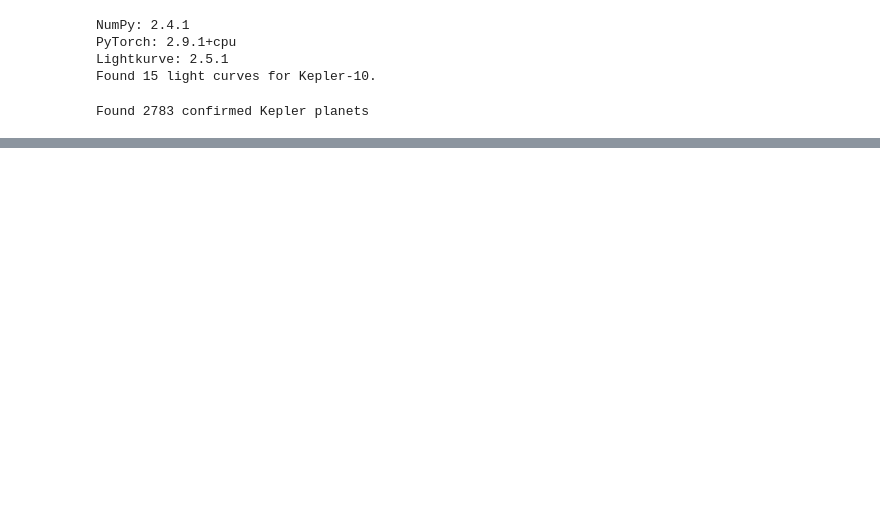
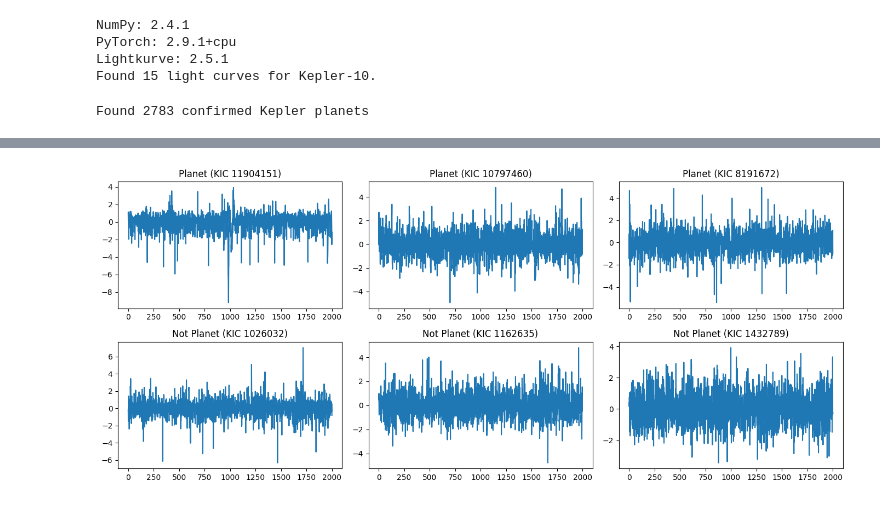
Before and after one commit to MikeMurgia/AIExoplanetFinder, a Jupyter notebook: notebooks/data_exploration.ipynb, the cells around one changed output, grey strips where cells are left out. Cells and saved outputs as stored; diff of their text form; code cells hidden in the pictures; blank space fills up the shorter version.

```diff
--- a/notebooks/data_exploration.ipynb
+++ b/notebooks/data_exploration.ipynb
@@ -52,0 +192,24 @@ def download_lightcurve(kepid, save_dir="data/raw"):
+# %%
+# More confirmed planets
+planet_kepids = [
+    11904151, 10797460, 8191672, 9941662, 6922244,   # Already have
+    10593626, 3632418, 7040629, 8866102, 9002278,    # More planets
+    5357901, 10874614, 6541920, 10227020, 5728139,
+    7303287, 3861595, 9818381, 8684730, 10604335,
+]
+
+# False positives (eclipsing binaries) - these mimic transits
+false_positive_kepids = [
+    1026032, 1162635, 1432789, 1571511, 2162635,
+    2302548, 2441495, 2576692, 2715264, 2849125,
+    3098810, 3219434, 3339538, 3352358, 3453214,
+    3558882, 3662635, 3735712, 3836439, 3935914,
+]
+
+print("Downloading planets...")
+for kepid in planet_kepids:
+    download_lightcurve(kepid)
+
+print("\nDownloading false positives...")
+for kepid in false_positive_kepids:
+    download_lightcurve(kepid)
@@ -52,0 +298,19 @@ def download_lightcurve(kepid, save_dir="data/raw"):
+# %%
+fig, axes = plt.subplots(2, 3, figsize=(14, 6))
+
+# Plot 3 planets
+planet_idx = np.where(y == 1)[0][:3]
+for i, idx in enumerate(planet_idx):
+    axes[0, i].plot(X[idx])
+    axes[0, i].set_title(f"Planet (KIC {kepids[idx]})")
+
+# Plot 3 non-planets
+fp_idx = np.where(y == 0)[0][:3]
+for i, idx in enumerate(fp_idx):
+    axes[1, i].plot(X[idx])
+    axes[1, i].set_title(f"Not Planet (KIC {kepids[idx]})")
+
+plt.tight_layout()
+plt.show()
+# %% [output]
+[figure, added]
```
Also changed, not shown: parts of 18 cells of this notebook, 44 other files.
